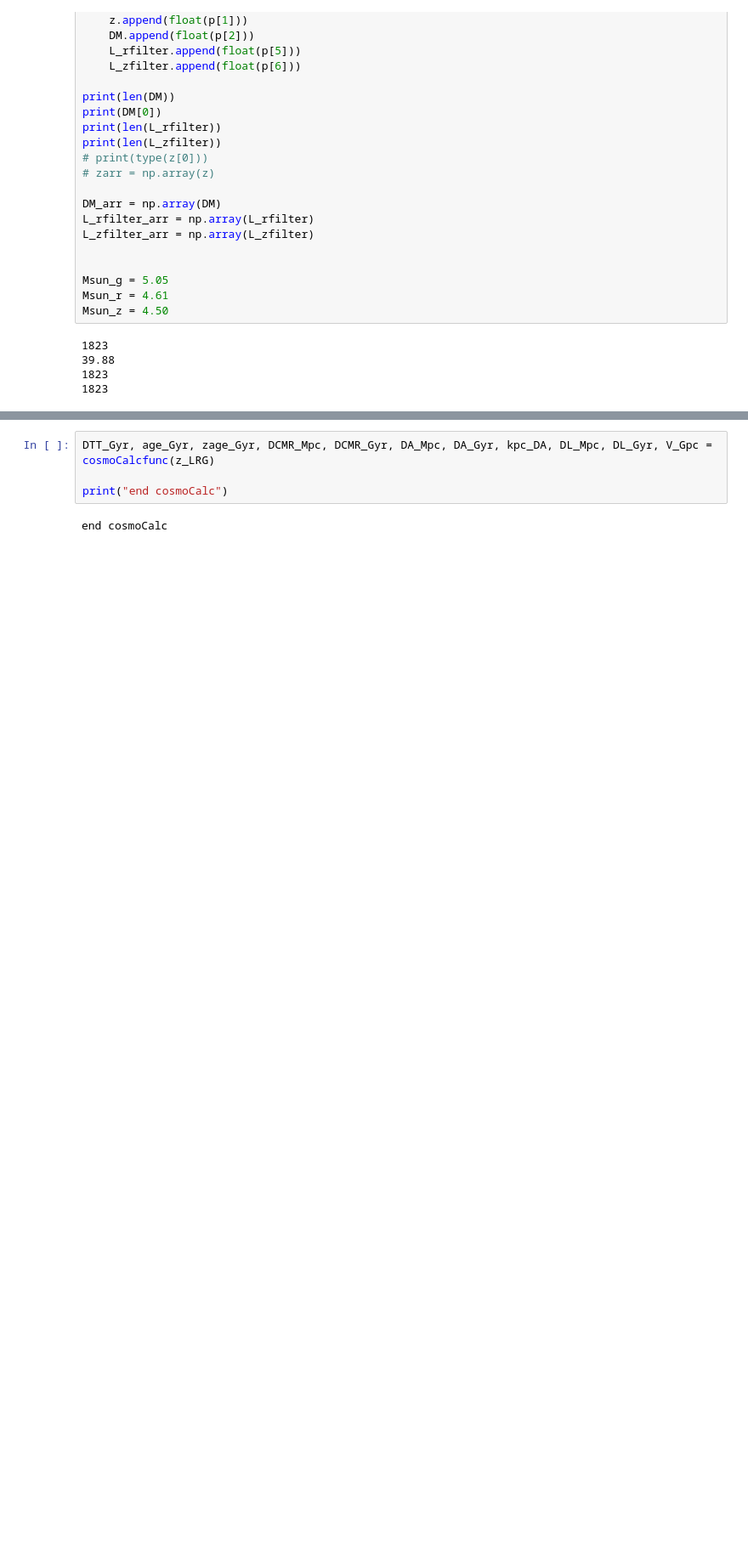
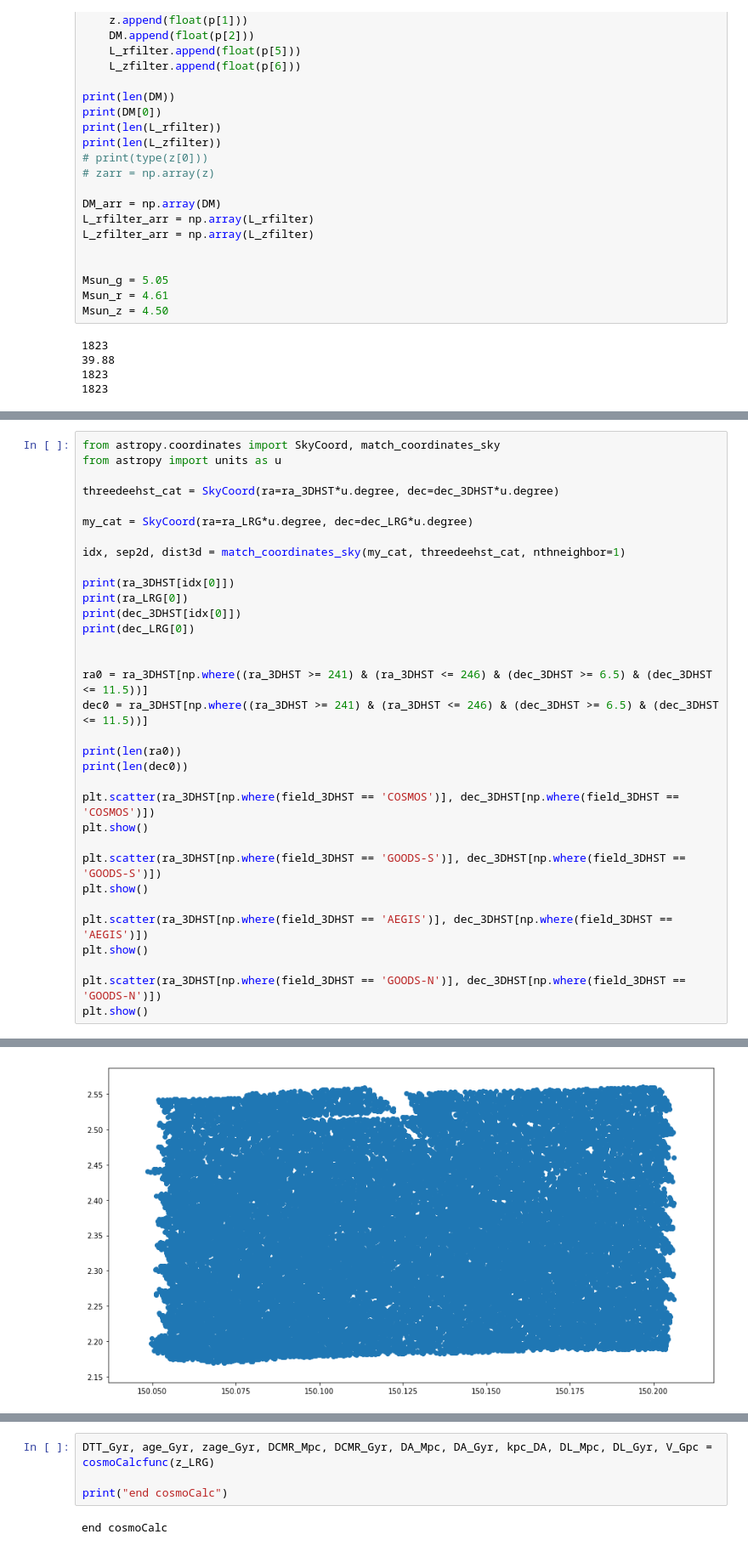
Before and after one commit to metownsend/LRG-Sats, a Jupyter notebook: statSub.ipynb, the cells around one changed output, grey strips where cells are left out. Shown at 85% size. Cells and saved outputs as stored; diff of their text form; blank space fills up the shorter version.

```diff
--- a/statSub.ipynb
+++ b/statSub.ipynb
@@ -417,0 +443,34 @@ print(len(ra_LRG))
+# %%
+from astropy.coordinates import SkyCoord, match_coordinates_sky
+from astropy import units as u
+
+threedeehst_cat = SkyCoord(ra=ra_3DHST*u.degree, dec=dec_3DHST*u.degree)
+
+my_cat = SkyCoord(ra=ra_LRG*u.degree, dec=dec_LRG*u.degree)
+
+idx, sep2d, dist3d = match_coordinates_sky(my_cat, threedeehst_cat, nthneighbor=1)
+
+print(ra_3DHST[idx[0]])
+print(ra_LRG[0])
+print(dec_3DHST[idx[0]])
+print(dec_LRG[0])
+
+
+ra0 = ra_3DHST[np.where((ra_3DHST >= 241) & (ra_3DHST <= 246) & (dec_3DHST >= 6.5) & (dec_3DHST <= 11.5))]
+dec0 = ra_3DHST[np.where((ra_3DHST >= 241) & (ra_3DHST <= 246) & (dec_3DHST >= 6.5) & (dec_3DHST <= 11.5))]
+
+print(len(ra0))
+print(len(dec0))
+
+plt.scatter(ra_3DHST[np.where(field_3DHST == 'COSMOS')], dec_3DHST[np.where(field_3DHST == 'COSMOS')])
+plt.show()
+
+plt.scatter(ra_3DHST[np.where(field_3DHST == 'GOODS-S')], dec_3DHST[np.where(field_3DHST == 'GOODS-S')])
+plt.show()
+
+plt.scatter(ra_3DHST[np.where(field_3DHST == 'AEGIS')], dec_3DHST[np.where(field_3DHST == 'AEGIS')])
+plt.show()
+
+plt.scatter(ra_3DHST[np.where(field_3DHST == 'GOODS-N')], dec_3DHST[np.where(field_3DHST == 'GOODS-N')])
+plt.show()
+# %% [output]
@@ -417,0 +483 @@ print(len(ra_LRG))
+[figure, added]
```
Also changed, not shown: parts of 12 cells of this notebook, 2 other files.
